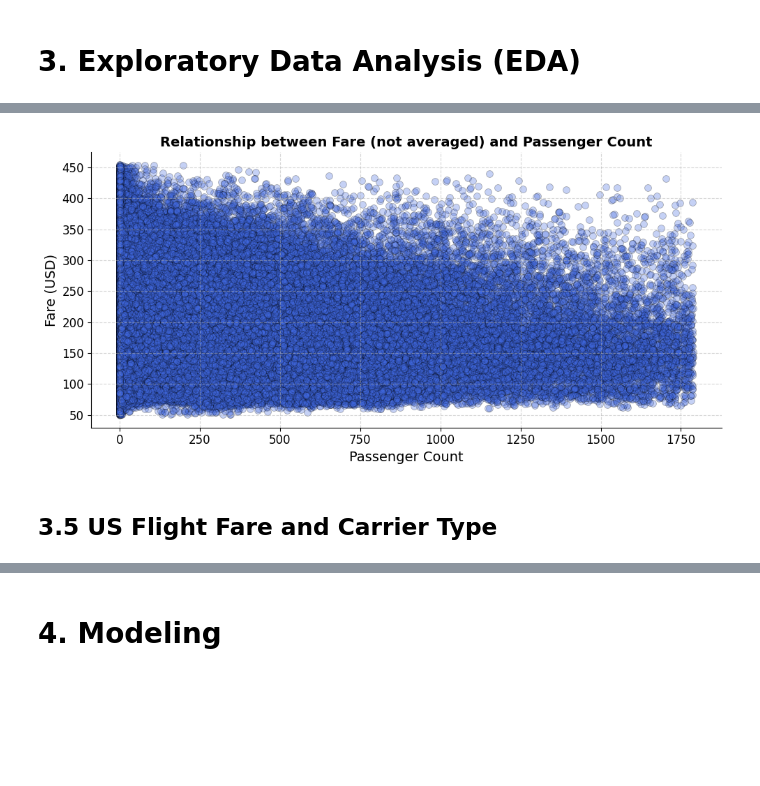
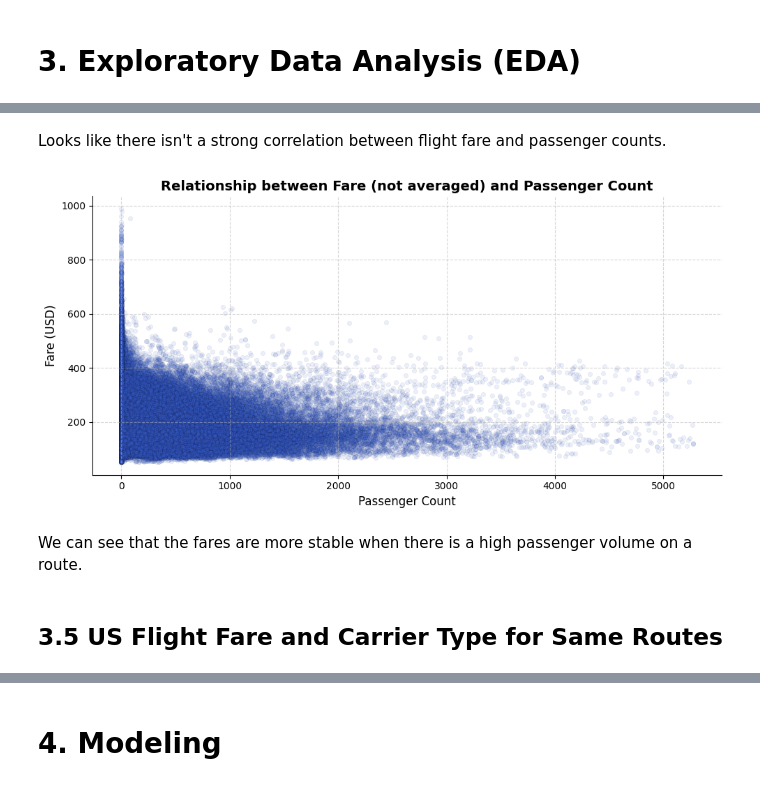
Before and after one commit to jbwenjoy/000545000, a Jupyter notebook: CIS_545_Final.ipynb, the cells around one changed output, grey strips where cells are left out. Cells and saved outputs as stored; diff of their text form; code cells hidden in the pictures; blank space fills up the shorter version.

```diff
--- a/CIS_545_Final.ipynb
+++ b/CIS_545_Final.ipynb
@@ -111,14 +111,16 @@ file_paths = [
     (fuel_data, "File"),
     (kaggle_key, "File")
 ]
-
+file_exists = True
 for path, file_type in file_paths:
     if not os.path.exists(path):
+        file_exists = False
         if file_type == "Directory":
             os.makedirs(path)
             print(f"Directory '{path}' created successfully.")
         else:
             print(f"{file_type} '{path}' does not exist.")
+
     else:
         print(f"{file_type} '{path}' exists.")
 # %% [output]
@@ -219,10 +225,11 @@ df_original.sample(3)
 print(df_original.shape)
 
 df_clean = df_original.copy()
-df_clean = df_clean.dropna()
+df_clean = df_clean.dropna(axis=0)
+print(df_clean.shape)
 df_clean = df_clean.dropna(axis=1)
+print(df_clean.shape)
 df_clean = df_clean.drop_duplicates()
-
 print(df_clean.shape)
 # %% [output]
 (245955, 23)
@@ -230,13 +241,19 @@ print(df_clean.shape)
 # %%
+"""
+YOU CAN ONLY RUN THIS CELL ONCE!
+OR YOU NEED TO RERUN THE CELL ABOVE THIS
+"""
+
 # Calculate Z-scores of each value in the DataFrame
 z_scores = stats.zscore(df_clean.select_dtypes(include=['float64', 'int64']))
 
-# Identify outliers (Z-score > 3 or < -3)
-df_outliers = df_clean[(z_scores > 3).any(axis=1) | (z_scores < -3).any(axis=1)]
+# Identify outliers
+outlier_score = 10
+df_outliers = df_clean[(z_scores > outlier_score).any(axis=1) | (z_scores < -outlier_score).any(axis=1)]
 print(df_outliers.shape)
 
 # Remove rows with outliers based on Z-score
-df_clean = df_clean[(z_scores < 3).all(axis=1) & (z_scores > -3).all(axis=1)]
+df_clean = df_clean[(z_scores < outlier_score).all(axis=1) & (z_scores > -outlier_score).all(axis=1)]
 print(df_clean.shape)
 df_clean.sample(3)
 # %% [output]
@@ -501,16 +520,20 @@ plt.show()
+# %% [markdown]
+Looks like there isn't a strong correlation between flight fare and passenger counts.
 # %%
 plt.figure(figsize=(10, 5))
-sns.scatterplot(x='passengers', y='fare', data=df, alpha=0.3, color='royalblue', edgecolor='k', s=50)
+sns.scatterplot(x='passengers', y='fare', data=df, alpha=0.1, color='royalblue', edgecolor='k', s=20)
 plt.title('Relationship between Fare (not averaged) and Passenger Count', fontsize=14, fontweight='bold')
-plt.xlabel('Passenger Count', fontsize=14)
-plt.ylabel('Fare (USD)', fontsize=14)
-plt.xticks(fontsize=12)
-plt.yticks(fontsize=12)
+plt.xlabel('Passenger Count', fontsize=12)
+plt.ylabel('Fare (USD)', fontsize=12)
+plt.xticks(fontsize=10)
+plt.yticks(fontsize=10)
 plt.grid(True, linestyle='--', alpha=0.5)
 sns.despine()
 plt.tight_layout()
 plt.show()
 # %% [output]
-[figure, old version]
+[figure, new version]
+# %% [markdown]
+We can see that the fares are more stable when there is a high passenger volume on a route.
 # %% [markdown]
-## 3.5 US Flight Fare and Carrier Type
+## 3.5 US Flight Fare and Carrier Type for Same Routes
```
Also changed, not shown: parts of 22 cells of this notebook.
